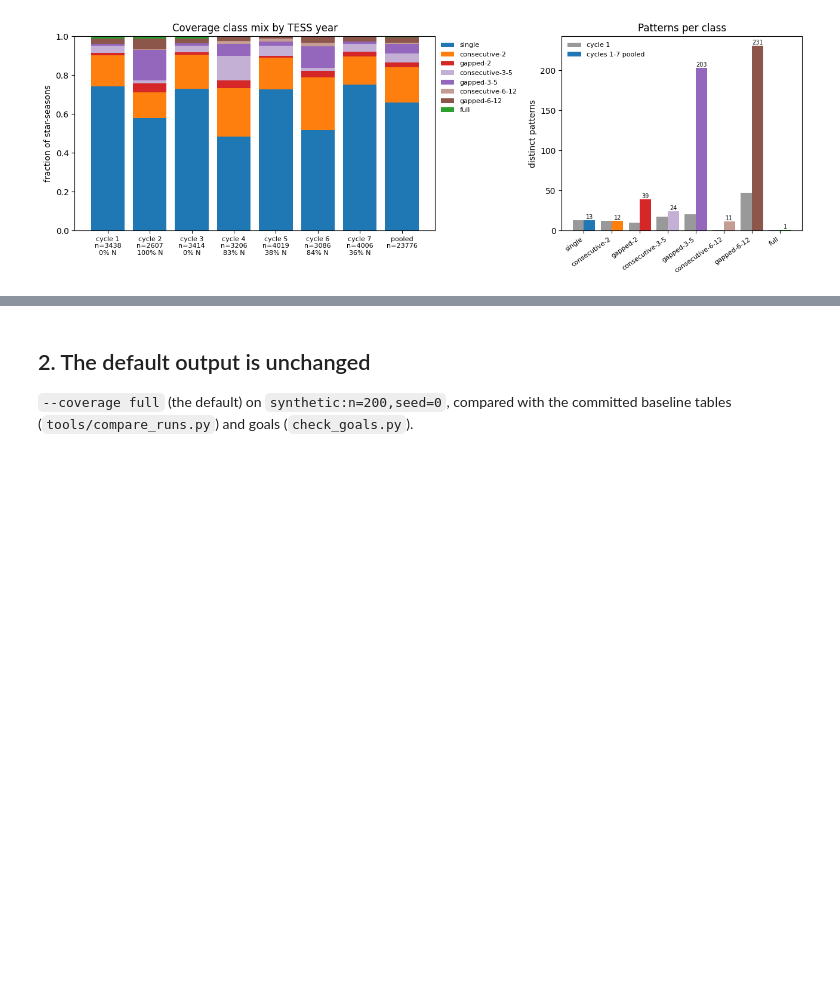
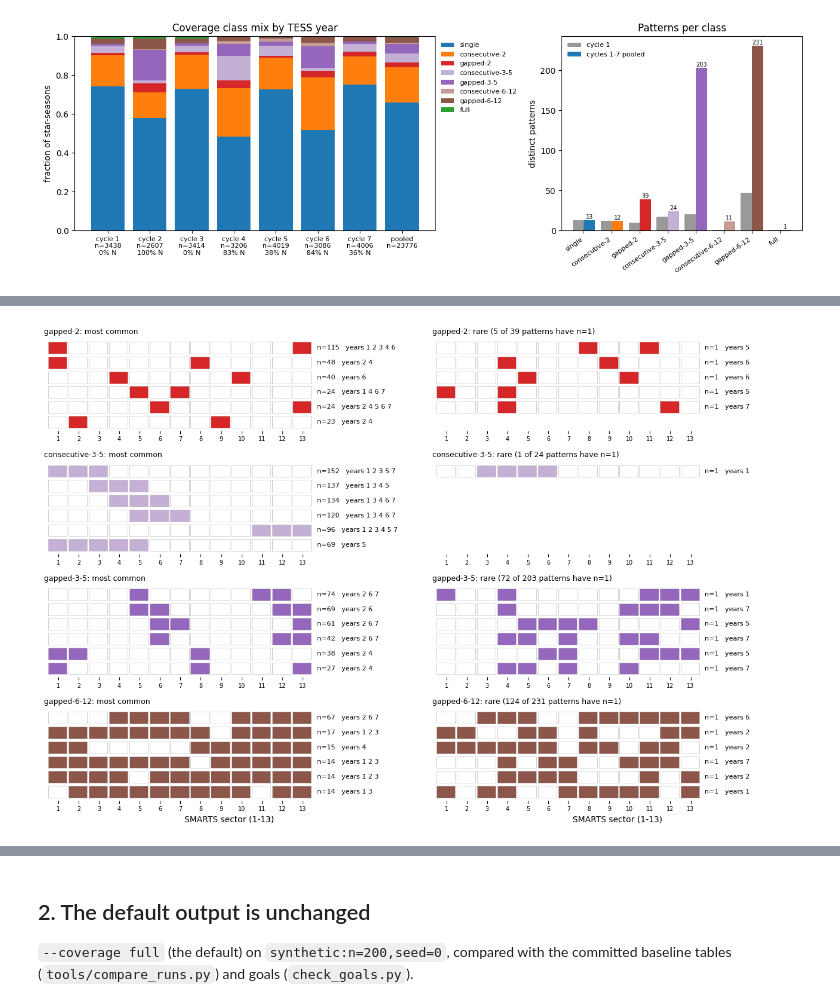
Before and after one commit to rae-holcomb/ss_redevelopment, a Jupyter notebook: reports/2026-10-14_t16a-coverage-infrastructure/notebook.ipynb, the cells around one changed output, grey strips where cells are left out. Drawn from its saved outputs; the diff is of its cells as text; code cells hidden in the pictures; blank space fills up the shorter version.

Commit message:
T16a report: common-vs-rare pattern examples and truncation figures; expose coverage.year_window
Co-Authored-By: Claude Opus 5.5 <noreply@anthropic.com>

```diff
--- a/reports/2026-10-14_t16a-coverage-infrastructure/notebook.ipynb
+++ b/reports/2026-10-14_t16a-coverage-infrastructure/notebook.ipynb
@@ -157,0 +162,29 @@ fig.tight_layout(); fig.savefig(FIG / "fig1b_coverage_by_cycle.png", dpi=130)
+# %%
+def draw_pattern(ax, y, pattern, color, n_total=13, h=0.8):
+    for s in range(1, n_total + 1):
+        ax.add_patch(plt.Rectangle((s - 0.5, y - h / 2), 0.92, h, facecolor=color if s in pattern else "white",
+                                   edgecolor="0.75", lw=0.5))
+
+show = ["gapped-2", "consecutive-3-5", "gapped-3-5", "gapped-6-12"]
+rng_ex = np.random.default_rng(0)
+fig, axes = plt.subplots(len(show), 2, figsize=(13, 2.0 * len(show) + 0.6))
+for row, cls in zip(axes, show):
+    sub = pooled[pooled["class"] == cls]
+    common = sub.nlargest(6, "n_stars")
+    nmin = sub.n_stars.min()
+    rare_pool = sub[sub.n_stars <= max(nmin, 1)]
+    rare = rare_pool.iloc[rng_ex.choice(len(rare_pool), size=min(6, len(rare_pool)), replace=False)]
+    for ax, part, title in [(row[0], common, f"{cls}: most common"),
+                            (row[1], rare, f"{cls}: rare ({len(rare_pool)} of {len(sub)} patterns have n={nmin})")]:
+        for i, r in enumerate(part.itertuples()):
+            draw_pattern(ax, -i, cov.parse_pattern(r.pattern), CLASS_COLORS[cls])
+            ax.text(13.7, -i, f"n={r.n_stars}   years {r.cycles}", va="center", fontsize=8)
+        ax.set_xlim(0.3, 18.5); ax.set_ylim(-5.6, 0.6)
+        ax.set_yticks([]); ax.set_xticks(range(1, 14)); ax.tick_params(labelsize=7)
+        ax.set_title(title, fontsize=9, loc="left")
+        for sp in ax.spines.values():
+            sp.set_visible(False)
+axes[-1, 0].set_xlabel("SMARTS sector (1-13)"); axes[-1, 1].set_xlabel("SMARTS sector (1-13)")
+fig.tight_layout(); fig.savefig(FIG / "fig1c_common_vs_rare_patterns.png", dpi=130)
+# %% [output]
+[figure, added]
```
Also changed, not shown: parts of 5 cells of this notebook, 4 other files.
